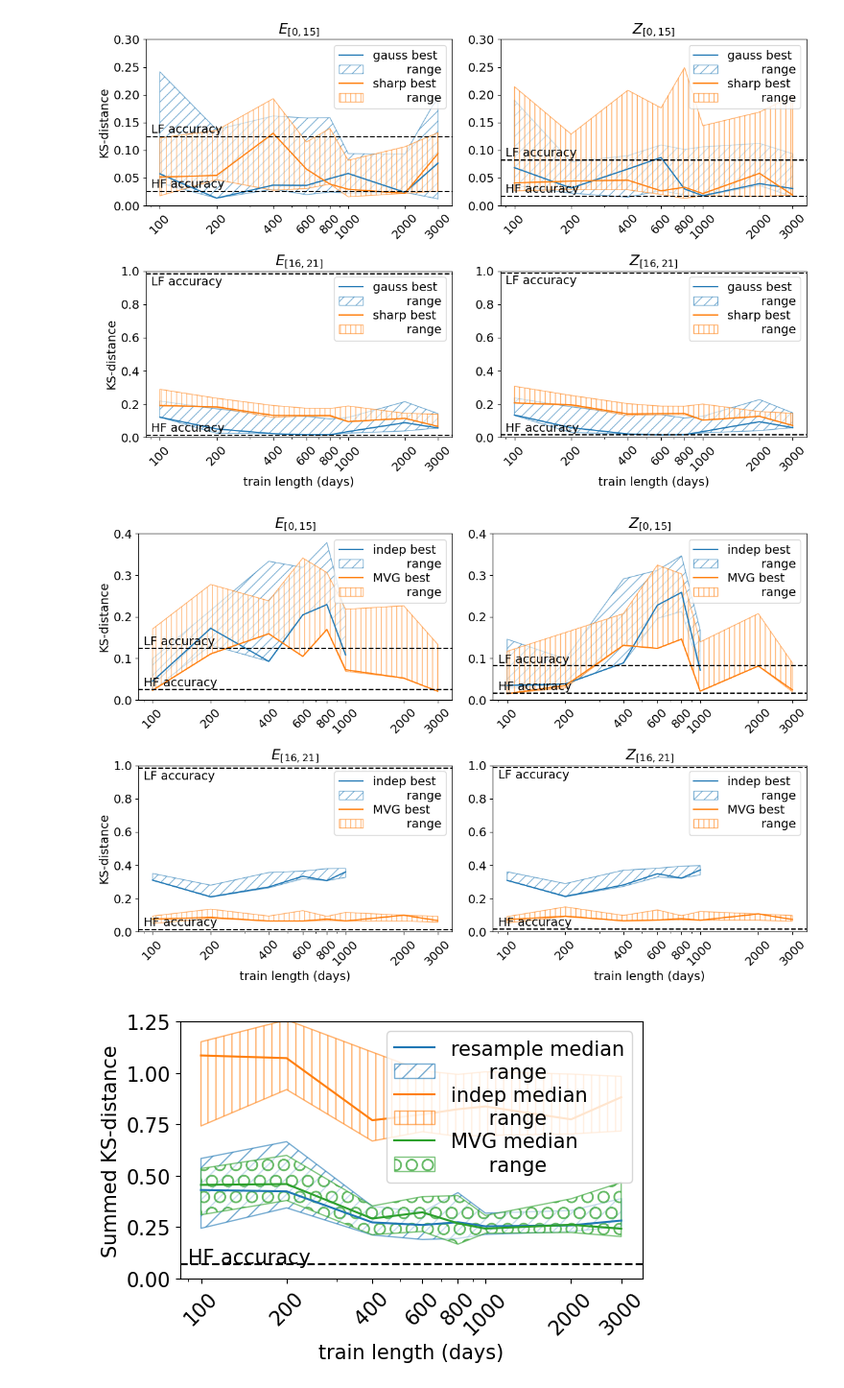
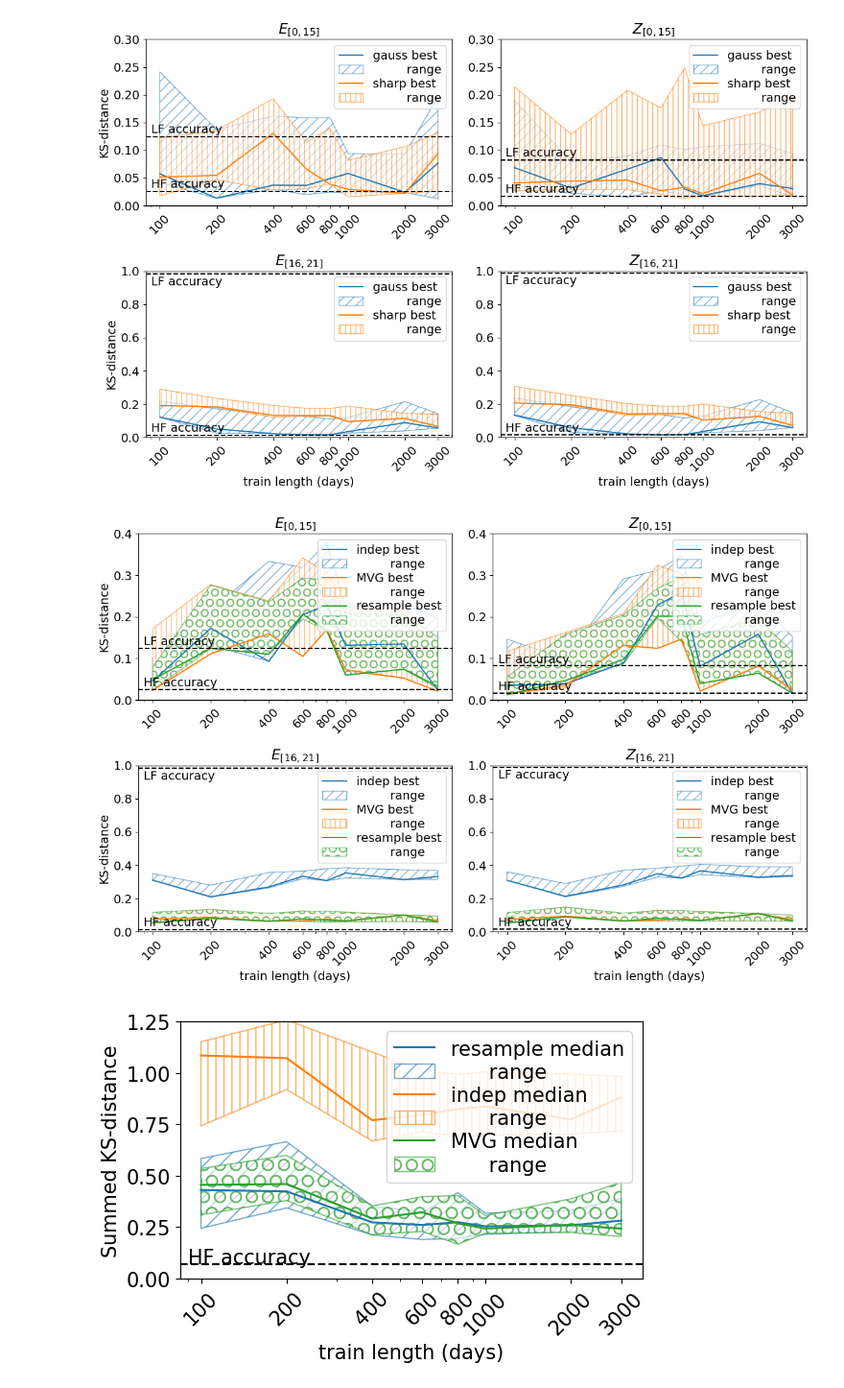
Before and after one commit to rik-stra/tau_orthogonal_method_for_2D_turbulence, a Jupyter notebook: run_experiment.ipynb, the cells around one changed output. Shown at 96% size. Cells and saved outputs as stored; diff of their text form; code cells hidden in the pictures.

```diff
--- a/run_experiment.ipynb
+++ b/run_experiment.ipynb
@@ -820,8 +820,7 @@ ks_list = ["ks_0", "ks_1", "ks_2", "ks_3"]
 hatches = ['//', '||', 'O']
 s_i = 0
 
-#sample = ["indep", "MVG", "resample"]
-sample = ["indep", "MVG"]
+sample = ["indep", "MVG", "resample"]
 for s in sample:
     dd = df[(df["sampling_approach"]==s)&(df['method']=="TO")].copy()
     dd['sum'] = dd['ks_0'] + dd['ks_1'] + dd['ks_2'] + dd['ks_3']
@@ -851,34 +850,34 @@ for i in [0,1,2,3]:
     if i>1:
         ax[i//2,i%2].set_xlabel("train length (days)")
     if i%2==0:
         ax[i//2,i%2].set_ylabel("KS-distance")
     ax[i//2,i%2].set_xscale('log')
     tl = [100,200,400, 600, 800, 1000, 2000, 3000]
 
     ax[i//2,i%2].set_xticks(tl, labels=tl, rotation = 45)
     if i==0:
         ax[i//2,i%2].set_ylim([0,0.4])
         ax[i//2,i%2].annotate('LF accuracy', xy=(90, LES_vals[i]+0.007), color='black')
         ax[i//2,i%2].annotate('HF accuracy', xy=(90, DNS_vals[i]+0.007), color='black')
     elif i==1:
         ax[i//2,i%2].set_ylim([0,0.4])
         ax[i//2,i%2].annotate('LF accuracy', xy=(90, LES_vals[i]+0.007), color='black')
         ax[i//2,i%2].annotate('HF accuracy', xy=(90, DNS_vals[i]+0.007), color='black')
     else:
         ax[i//2,i%2].set_ylim([0,1])
         ax[i//2,i%2].annotate('LF accuracy', xy=(90, LES_vals[i]-0.069), color='black')
         ax[i//2,i%2].annotate('HF accuracy', xy=(90, DNS_vals[i]+0.02), color='black')
     ax[i//2,i%2].axhline(y=LES_vals[i], color='black', linestyle='--')
     ax[i//2,i%2].axhline(y=DNS_vals[i], color='black', linestyle='--')
 
 
     ax[i//2,i%2].legend(loc='upper right', labelspacing = 0.2)
     #ax[i//2,i%2].set_rasterized(True)
 
 plt.tight_layout()
 #plt.savefig('figs/KS_online_TO.pdf', bbox_inches='tight')
 # %% [output]
-[figure, old version]
+[figure, new version]
 # %%
 # plot the summed KS-distance for the TO parametrizations
 titles = ['$E_{[0,15]}$','$Z_{[0,15]}$','$E_{[16,21]}$','$Z_{[16,21]}$']
```
Also changed, not shown: parts of 1 cell of this notebook.
